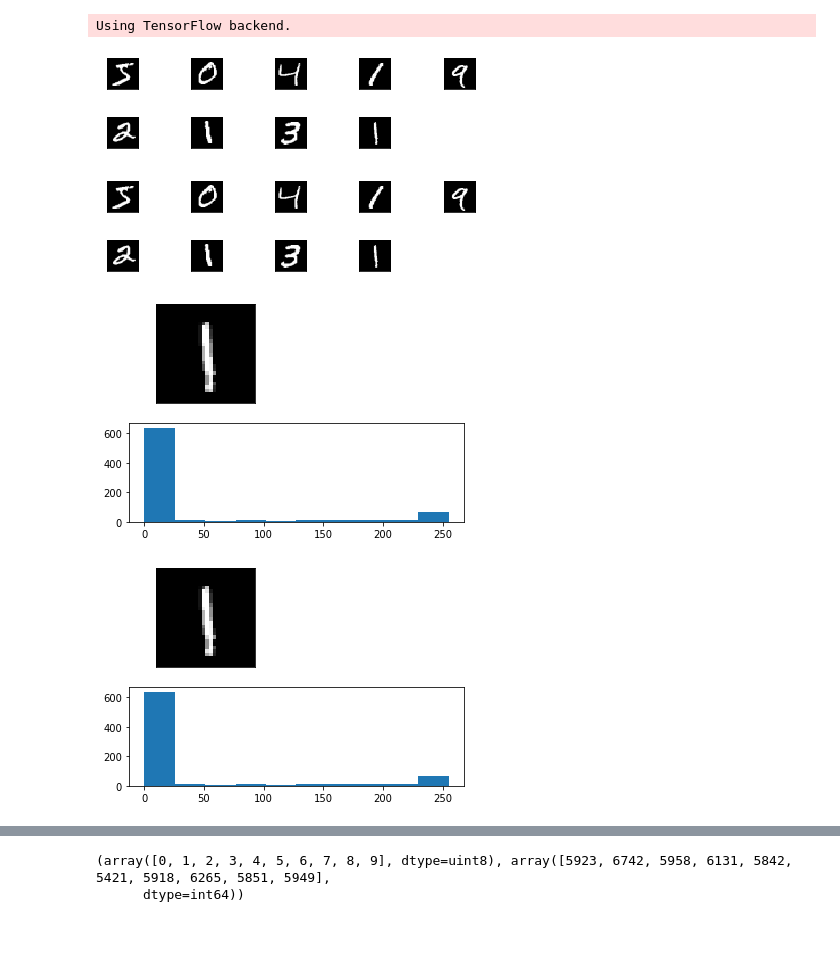
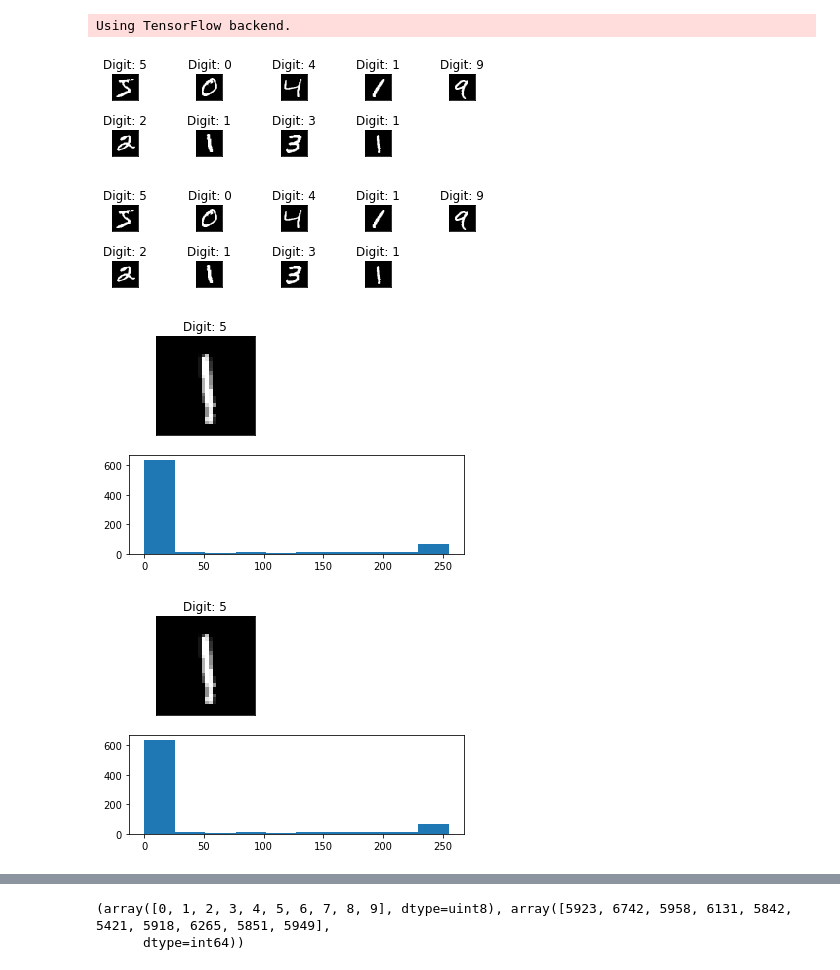
Before and after one commit to AndreasFahey/Emerging-Technologies, a Jupyter notebook: ProjectModel.ipynb, the cells around one changed output, grey strips where cells are left out. Cells and saved outputs as stored; diff of their text form; code cells hidden in the pictures; blank space fills up the shorter version.

Commit message:
model trained added text to outputs

```diff
--- a/ProjectModel.ipynb
+++ b/ProjectModel.ipynb
@@ -23,29 +27,31 @@ Using TensorFlow backend.
 # %%
 ## Test Example
 fig = plt.figure()
 for i in range(9):
     plt.subplot(5,5,i+1)
     plt.imshow(X_train[i], cmap='gray', interpolation='none')
+    plt.title("Digit: {}".format(y_train[i]))
     plt.tight_layout()
     plt.xticks([])
     plt.yticks([])
 fig
 # %% [output]
-[figure, old version]
+[figure, new version]
-[figure, old version]
+[figure, new version]
 # %%
 ## Length must be 28*28=784
 fig = plt.figure()
 plt.subplot(2,2,1)
 plt.imshow(X_train[i], cmap='gray', interpolation='none')
+plt.title("Digit: {}".format(y_train[0]))
 plt.xticks([])
 plt.yticks([])
 plt.subplot(2,1,2)
 plt.hist(X_train[0].reshape(784))
 fig
 # %% [output]
-[figure, old version]
+[figure, new version]
-[figure, old version]
+[figure, new version]
 # %%
 ## Print Shape
 print("X_train shape", X_train.shape)
```
Also changed, not shown: parts of 4 cells of this notebook, 1 other file.
